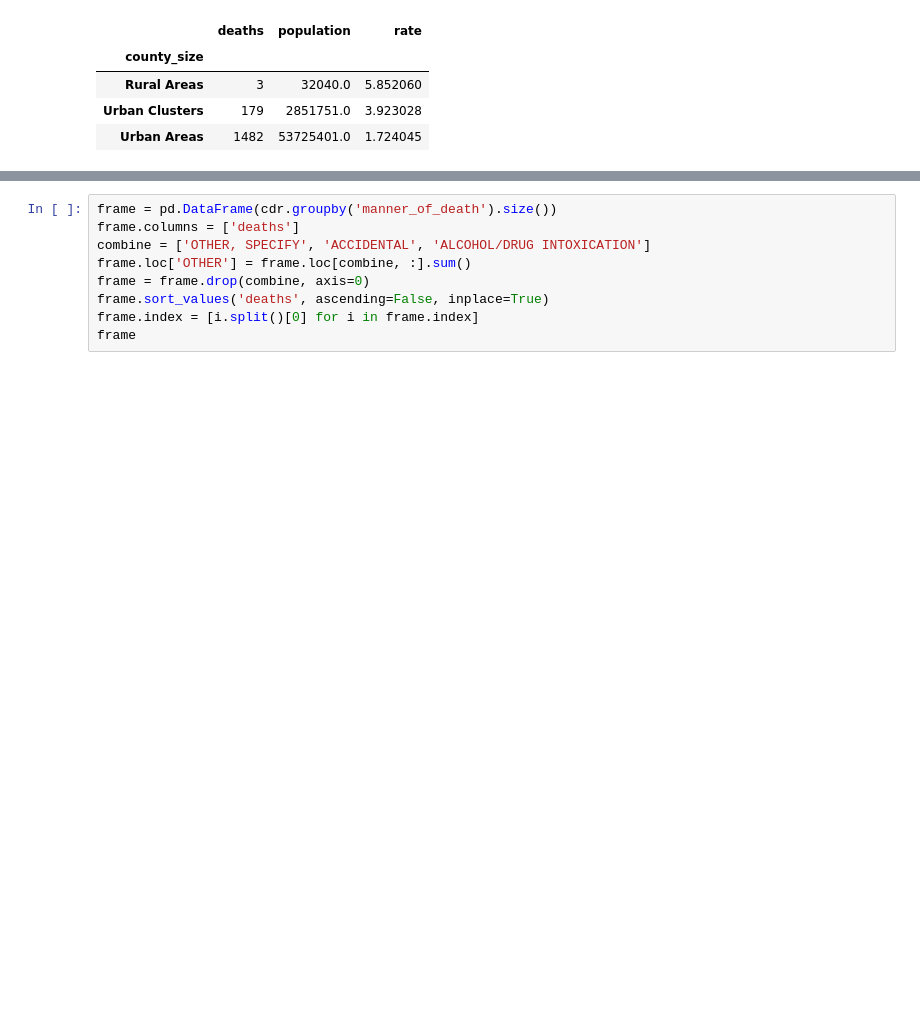
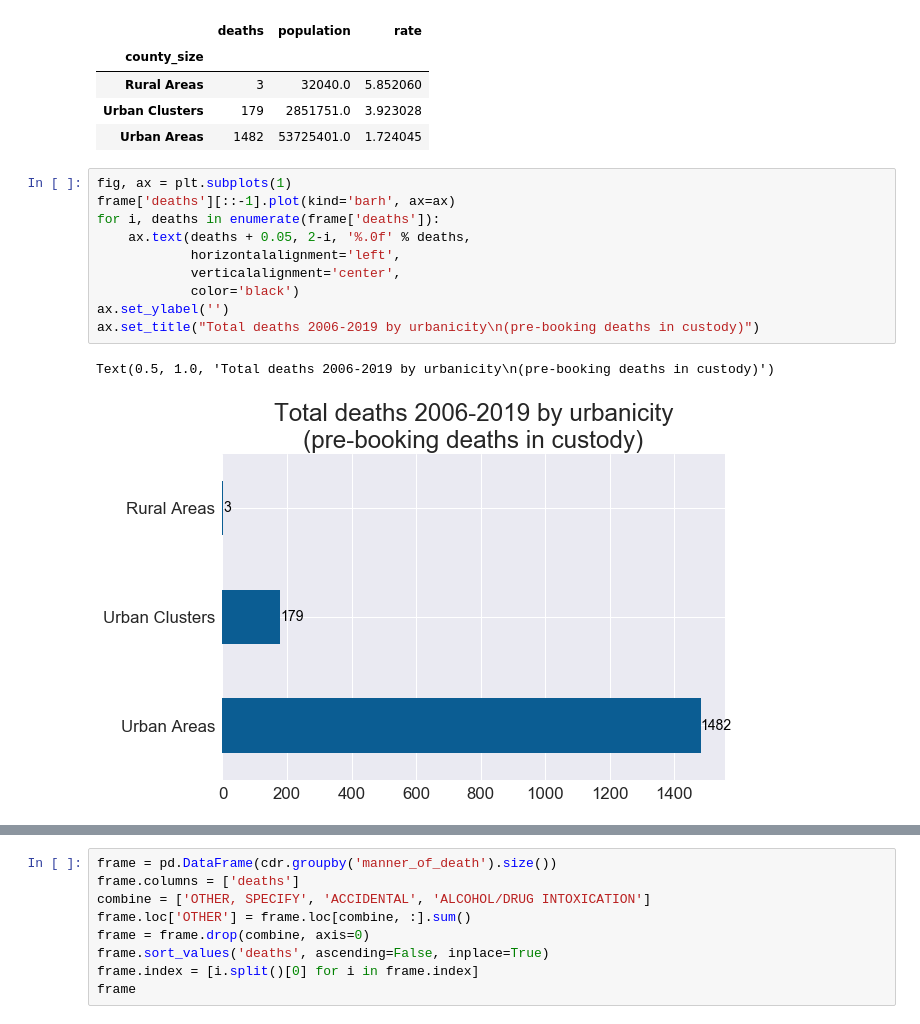
Before and after one commit to texas-justice-initiative/analysis, a Jupyter notebook: analyses/cdr, pre-booking deaths, 2006-2019.ipynb, the cells around one changed output, grey strips where cells are left out. Cells and saved outputs as stored; diff of their text form; blank space fills up the shorter version.

Commit message:
Add CDR pre-booking analysis

```diff
--- a/analyses/cdr, pre-booking deaths, 2006-2019.ipynb
+++ b/analyses/cdr, pre-booking deaths, 2006-2019.ipynb
@@ -204,6 +204,19 @@ frame
 | Rural Areas | 3 | 32040.0 | 5.852060 |
 | Urban Clusters | 179 | 2851751.0 | 3.923028 |
 | Urban Areas | 1482 | 53725401.0 | 1.724045 |
+# %%
+fig, ax = plt.subplots(1)
+frame['deaths'][::-1].plot(kind='barh', ax=ax)
+for i, deaths in enumerate(frame['deaths']):
+    ax.text(deaths + 0.05, 2-i, '%.0f' % deaths,
+            horizontalalignment='left',
+            verticalalignment='center',
+            color='black')
+ax.set_ylabel('')
+ax.set_title("Total deaths 2006-2019 by urbanicity\n(pre-booking deaths in custody)")
+# %% [output]
+Text(0.5, 1.0, 'Total deaths 2006-2019 by urbanicity\n(pre-booking deaths in custody)')
+[figure, added]
 # %%
 fig, ax = plt.subplots(1)
 frame['rate'][::-1].plot(kind='barh', ax=ax)
```
Also changed, not shown: parts of 1 cell of this notebook.
